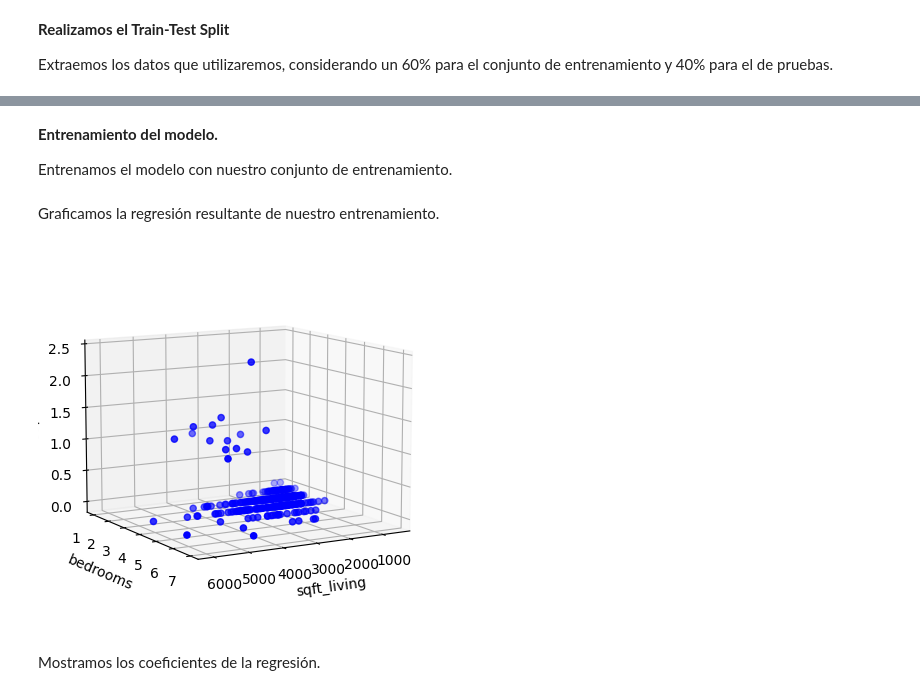
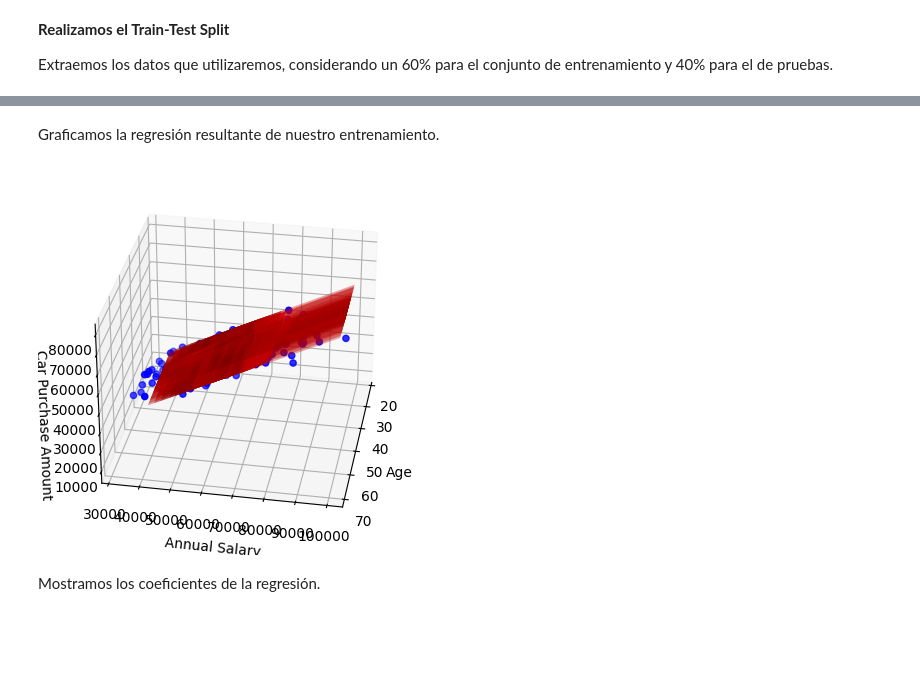
Before and after one commit to AlejandroVillasenor/MachineLearning, a Jupyter notebook: PolynomialRegression/PolRegressionCrossVal.ipynb, the cells around one changed output, grey strips where cells are left out. Drawn from its saved outputs; the diff is of its cells as text; code cells hidden in the pictures; blank space fills up the shorter version.

Commit message:
PolynomialRegression Cross Validation

```diff
--- a/PolynomialRegression/PolRegressionCrossVal.ipynb
+++ b/PolynomialRegression/PolRegressionCrossVal.ipynb
@@ -77,17 +91,17 @@ class MultipleRegression:
 
 Extraemos los datos que utilizaremos, considerando un 60% para el conjunto de entrenamiento y 40% para el de pruebas.
 # %%
-#sqft_living = column 5
-x1 = pd.read_csv('kc_house_data.csv', usecols=[5], encoding='latin-1').values
-#bedrooms = column 3
-x2 = pd.read_csv('kc_house_data.csv', usecols=[3], encoding='latin-1').values
-#price = column 2
-y = pd.read_csv('kc_house_data.csv', usecols=[2], encoding='latin-1').values
+#age = column 4
+x1 = pd.read_csv('car_purchasing.csv', usecols=[4], encoding='latin-1').values
+#annual salary = column 5
+x2 = pd.read_csv('car_purchasing.csv', usecols=[5], encoding='latin-1').values
+#car purchase amount = column 8
+y = pd.read_csv('car_purchasing.csv', usecols=[8], encoding='latin-1').values
 
 # Determinate the size of the training set(60%) and the test set(40%)
 train_size = int(0.6 * len(x1))
 
 #Show the data in table with the columns
-filtdata = pd.read_csv('kc_house_data.csv',  header=0, usecols=[2,3,5], encoding='latin-1')
+filtdata = pd.read_csv('car_purchasing.csv',  header=0, usecols=[4, 5, 8], encoding='latin-1')
 filtdata
 # %% [output]
@@ -137,42 +166,28 @@ Test set size:  280
-# %% [markdown]
-**Entrenamiento del modelo.**
-
-Entrenamos el modelo con nuestro conjunto de entrenamiento.
-# %%
-# Create the model
-model = MultipleRegression(learning_rate=0.001, n_iter=1000)
-
-# Prepare the data
-X = np.column_stack((x1_train, x2_train))
-Y = y_train
-
-# Train the model
-model.fit(X, Y)
 # %% [markdown]
 Graficamos la regresión resultante de nuestro entrenamiento.
 # %%
 # Graph the data and the hiperplane
 fig = plt.figure()
-ax = fig.add_subplot(111, projection='3d')
+ax = fig.add_subplot(projection='3d')
 
 # Scatter the data
-ax.scatter(x1_train, x2_train, y_train, c = 'b', marker = 'o')
+ax.scatter(x1_train, x2_train, y_train, color= 'b', marker = 'o')
 
 # Surface of the hiperplane
 xx1, xx2 = np.meshgrid(x1_train, x2_train)
 
 # Equation of the hiperplane
 yy = model.intercept_ + model.coef_[0] * xx1 + model.coef_[1] * xx2
-ax.plot_surface(xx1, xx2, yy, color='r', alpha=0.2)
+ax.plot_surface(xx1, xx2, yy, color='r', alpha=0.1)
 
 # Set the labels
-ax.set_xlabel('sqft_living')
-ax.set_ylabel('bedrooms')
-ax.set_zlabel('price')
-ax.azim = 60 #azim is the azimuth angle in the x,y plane
-ax.elev = 10 #elev is the elevation angle in the z plane
+ax.set_xlabel('Age')
+ax.set_ylabel('Annual Salary')
+ax.set_zlabel('Car Purchase Amount')
+ax.azim = 10 #azim is the azimuth angle in the x,y plane
+ax.elev = 30 #elev is the elevation angle in the z plane
 # %% [output]
-[figure, old version]
+[figure, new version]
 # %% [markdown]
 Mostramos los coeficientes de la regresión.
 # %%
```
Also changed, not shown: parts of 10 cells of this notebook, 3 other files.
